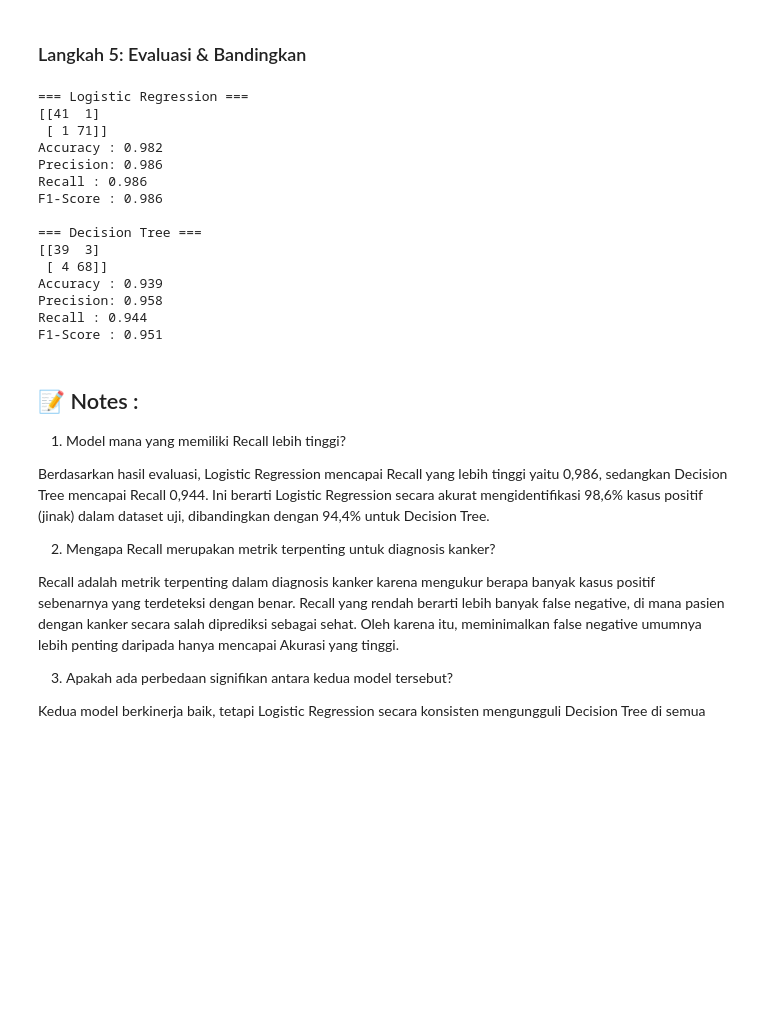
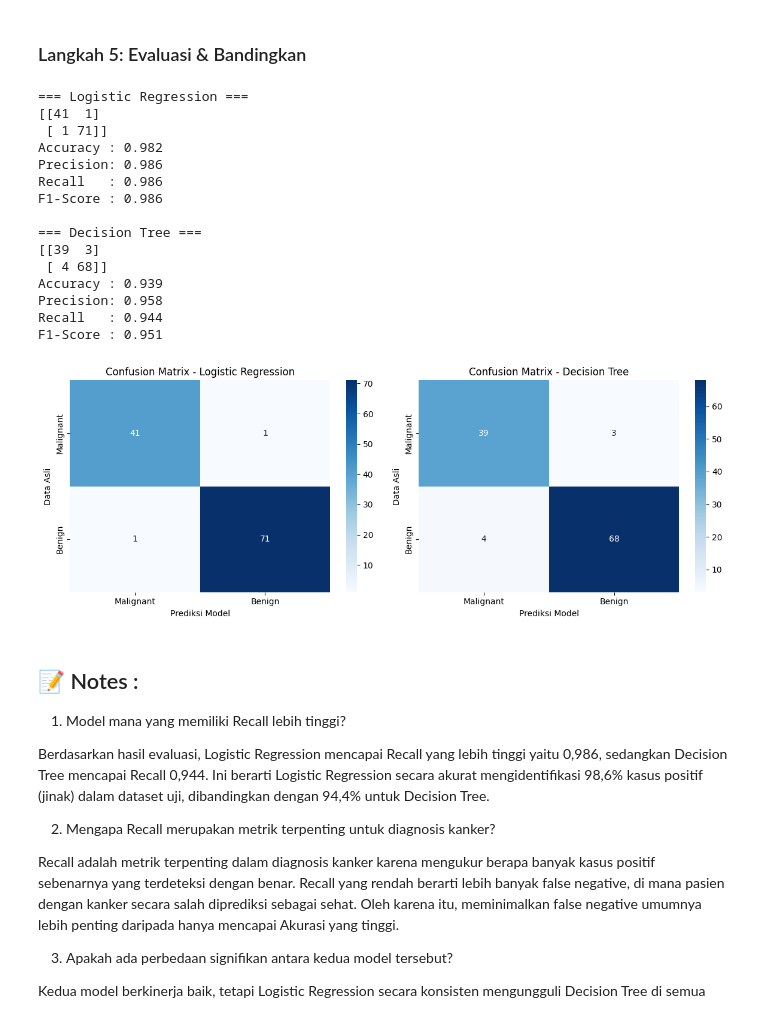
Before and after one commit to imaisnaini/data-science-2026, a Jupyter notebook: Pertemuan9_Fatimah_Isnaini_Shabrina_250401020073.ipynb, the cells around one changed output. Cells and saved outputs as stored; diff of their text form; code cells hidden in the pictures; blank space fills up the shorter version.

Commit message:
add heat map confusion matrix

```diff
--- a/Pertemuan9_Fatimah_Isnaini_Shabrina_250401020073.ipynb
+++ b/Pertemuan9_Fatimah_Isnaini_Shabrina_250401020073.ipynb
@@ -81,18 +81,51 @@ plt.show()
 # %% [markdown]
 ### Langkah 5: Evaluasi & Bandingkan
 # %%
-from sklearn.metrics import (confusion_matrix,
-    accuracy_score, precision_score,
-    recall_score, f1_score)
+import matplotlib.pyplot as plt
+import seaborn as sns
+from sklearn.metrics import (
+    accuracy_score,
+    confusion_matrix,
+    f1_score,
+    precision_score,
+    recall_score,
+)
 
-for name, y_pred in [('Logistic Regression', y_pred_log),
-                    ('Decision Tree', y_pred_tree)]:
-  print(f"\n=== {name} ===")
+# List model dan hasil prediksi
+models = [
+    ('Logistic Regression', y_pred_log),
+    ('Decision Tree', y_pred_tree),
+]
+
+# 1. Cetak Metrik Evaluasi
+for name, y_pred in models:
+  print(f'\n=== {name} ===')
   print(confusion_matrix(y_test, y_pred))
-  print(f"Accuracy : {accuracy_score(y_test, y_pred):.3f}")
-  print(f"Precision: {precision_score(y_test, y_pred):.3f}")
-  print(f"Recall : {recall_score(y_test, y_pred):.3f}")
-  print(f"F1-Score : {f1_score(y_test, y_pred):.3f}")
+  print(f'Accuracy : {accuracy_score(y_test, y_pred):.3f}')
+  print(f'Precision: {precision_score(y_test, y_pred):.3f}')
+  print(f'Recall   : {recall_score(y_test, y_pred):.3f}')
+  print(f'F1-Score : {f1_score(y_test, y_pred):.3f}')
+
+# 2. Visualisasi Heatmap Confusion Matrix
+fig, axes = plt.subplots(1, 2, figsize=(12, 4.5))
+
+for ax, (name, y_pred) in zip(axes, models):
+  cm = confusion_matrix(y_test, y_pred)
+  sns.heatmap(
+      cm,
+      annot=True,
+      fmt='d',
+      cmap='Blues',
+      ax=ax,
+      xticklabels=['Malignant', 'Benign'],
+      yticklabels=['Malignant', 'Benign'],
+  )
+  ax.set_title(f'Confusion Matrix - {name}')
+  ax.set_xlabel('Prediksi Model')
+  ax.set_ylabel('Data Asli')
+
+plt.tight_layout()
+plt.show()
 # %% [output]
 === Logistic Regression ===
 [[41  1]
@@ -111,4 +144,5 @@ Recall : 0.944
 F1-Score : 0.951
+[figure, added]
 # %% [markdown]
 ## 📝 Notes :
 1. Model mana yang memiliki Recall lebih tinggi?
```
